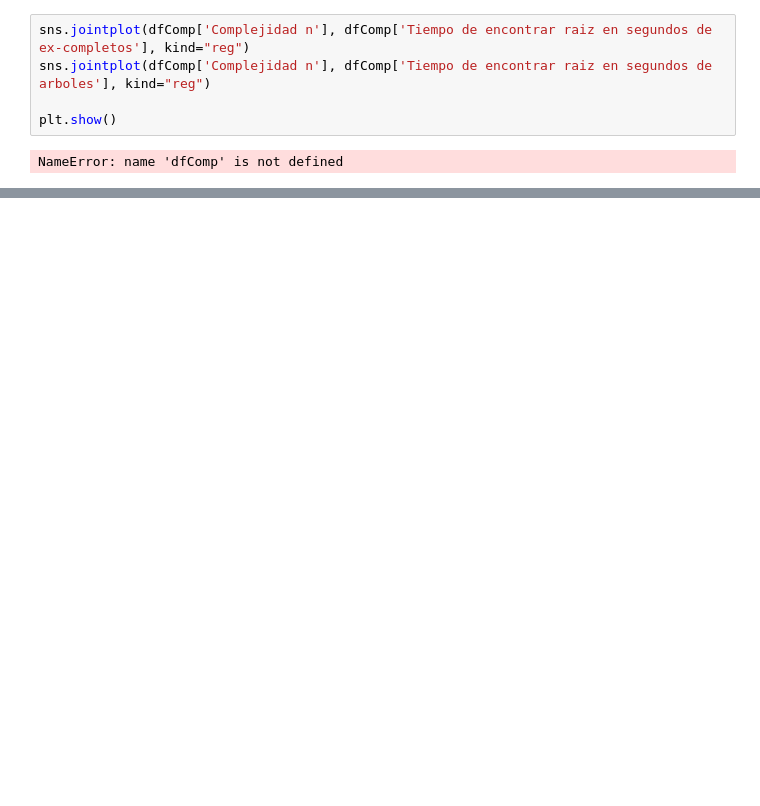
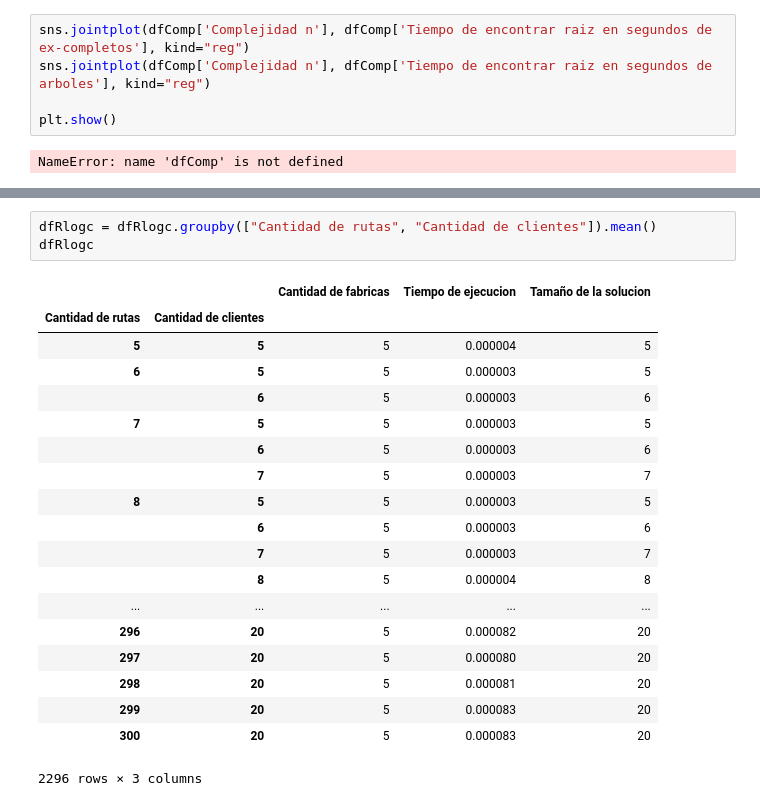
Before and after one commit to cat-j/startup2-algo3, a Jupyter notebook: ej3/generador_de_tests.ipynb, the cells around one changed output, grey strips where cells are left out. Saved outputs shown, nothing was run; the diff lists cells and outputs as text; blank space fills up the shorter version.

```diff
--- a/ej3/generador_de_tests.ipynb
+++ b/ej3/generador_de_tests.ipynb
@@ -283,0 +326,23 @@ NameError: name 'dfComp' is not defined
+# %%
+dfRlogc = dfRlogc.groupby(["Cantidad de rutas", "Cantidad de clientes"]).mean()
+dfRlogc
+# %% [output]
+|  |  | Cantidad de fabricas | Tiempo de ejecucion | Tamaño de la solucion |
+| Cantidad de rutas | Cantidad de clientes |  |  |  |
+| 5 | 5 | 5 | 0.000004 | 5 |
+| 6 | 5 | 5 | 0.000003 | 5 |
+|  | 6 | 5 | 0.000003 | 6 |
+| 7 | 5 | 5 | 0.000003 | 5 |
+|  | 6 | 5 | 0.000003 | 6 |
+|  | 7 | 5 | 0.000003 | 7 |
+| 8 | 5 | 5 | 0.000003 | 5 |
+|  | 6 | 5 | 0.000003 | 6 |
+|  | 7 | 5 | 0.000003 | 7 |
+|  | 8 | 5 | 0.000004 | 8 |
+| ... | ... | ... | ... | ... |
+| 296 | 20 | 5 | 0.000082 | 20 |
+| 297 | 20 | 5 | 0.000080 | 20 |
+| 298 | 20 | 5 | 0.000081 | 20 |
+| 299 | 20 | 5 | 0.000083 | 20 |
+| 300 | 20 | 5 | 0.000083 | 20 |
+2296 rows × 3 columns
```
Also changed, not shown: parts of 13 cells of this notebook.
